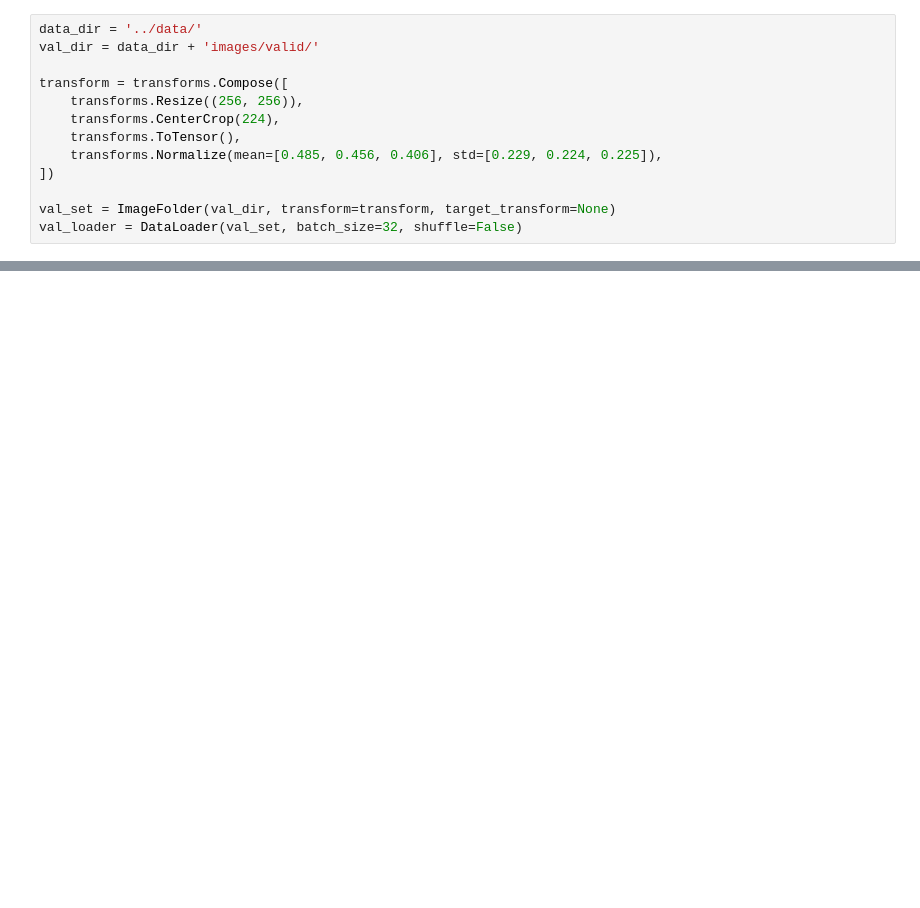
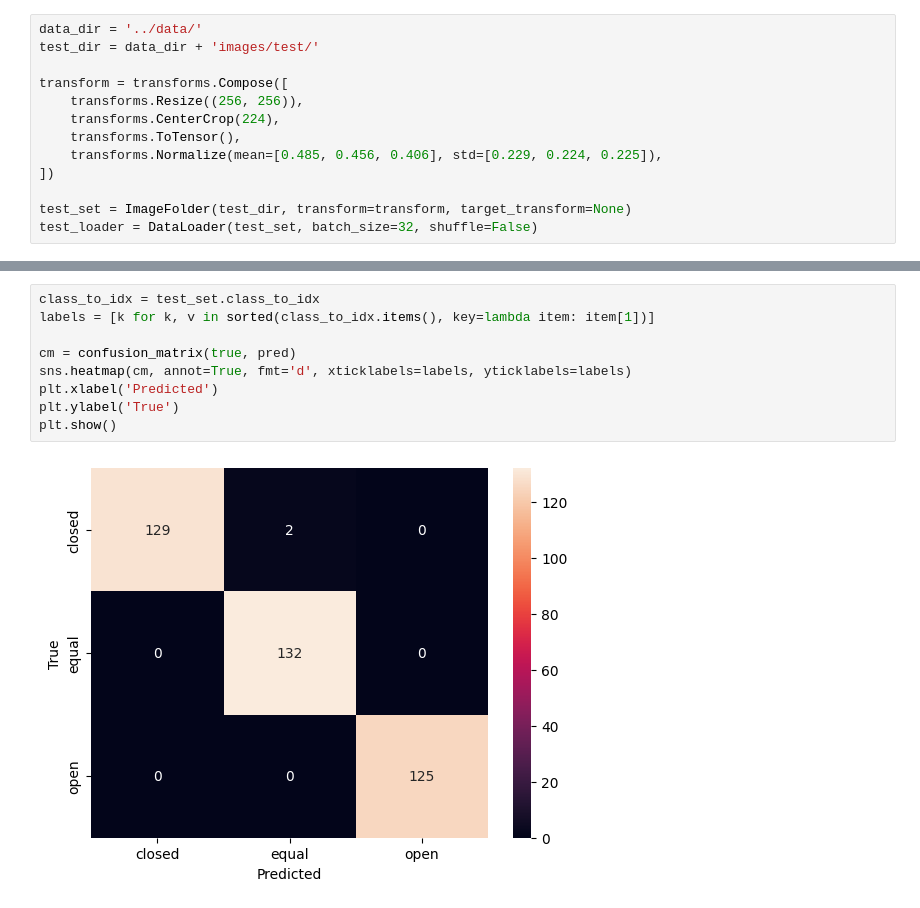
Before and after one commit to TimBerti/glottis-cv, a Jupyter notebook: notebooks/eval.ipynb, the cells around one changed output, grey strips where cells are left out. Cells and saved outputs as stored; diff of their text form; blank space fills up the shorter version.

```diff
--- a/notebooks/eval.ipynb
+++ b/notebooks/eval.ipynb
@@ -6,6 +12,6 @@ from torchvision.datasets import ImageFolder
 # %%
 data_dir = '../data/'
-val_dir = data_dir + 'images/valid/'
+test_dir = data_dir + 'images/test/'
 
 transform = transforms.Compose([
     transforms.Resize((256, 256)),
@@ -14,6 +20,6 @@ transform = transforms.Compose([
     transforms.Normalize(mean=[0.485, 0.456, 0.406], std=[0.229, 0.224, 0.225]),
 ])
 
-val_set = ImageFolder(val_dir, transform=transform, target_transform=None)
-val_loader = DataLoader(val_set, batch_size=32, shuffle=False)
+test_set = ImageFolder(test_dir, transform=transform, target_transform=None)
+test_loader = DataLoader(test_set, batch_size=32, shuffle=False)
 # %%
@@ -33,0 +102,11 @@ print(f'Test Accuracy: {accuracy:.2%}')
+# %%
+class_to_idx = test_set.class_to_idx
+labels = [k for k, v in sorted(class_to_idx.items(), key=lambda item: item[1])]
+
+cm = confusion_matrix(true, pred)
+sns.heatmap(cm, annot=True, fmt='d', xticklabels=labels, yticklabels=labels)
+plt.xlabel('Predicted')
+plt.ylabel('True')
+plt.show()
+# %% [output]
+[figure, added]
```
Also changed, not shown: parts of 5 cells of this notebook, 2 other files.
